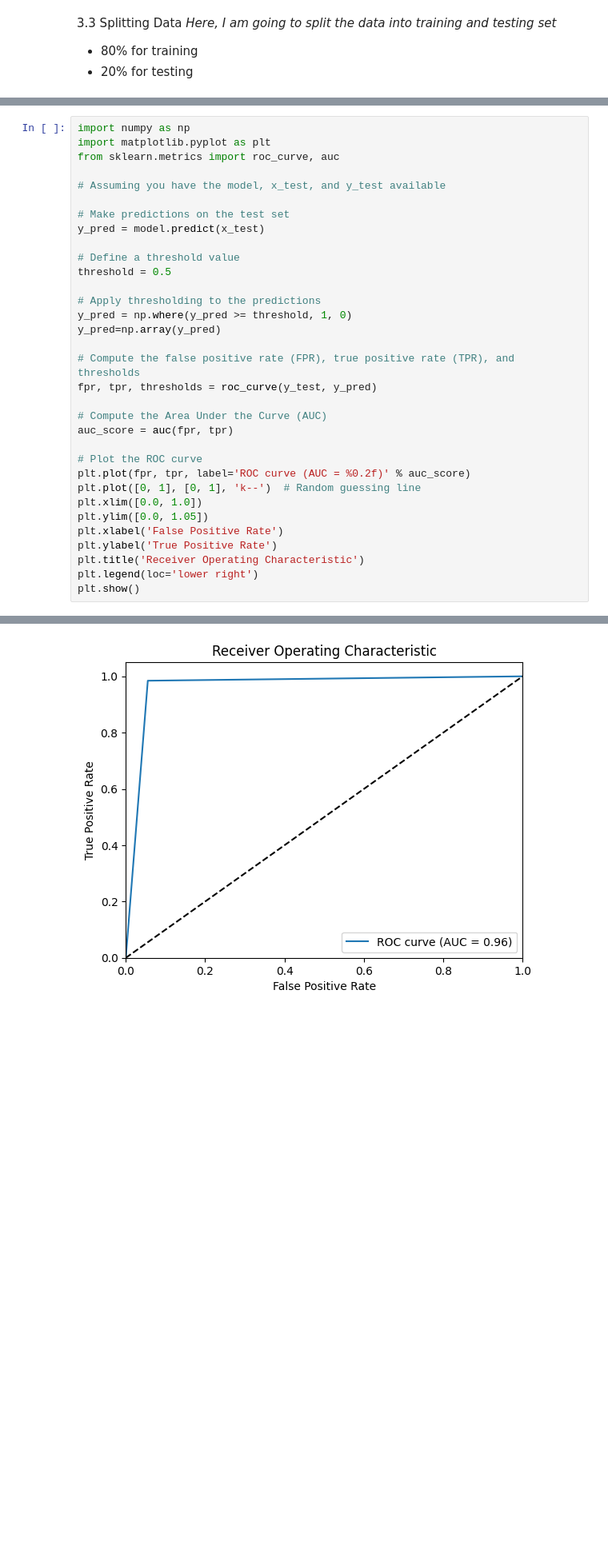
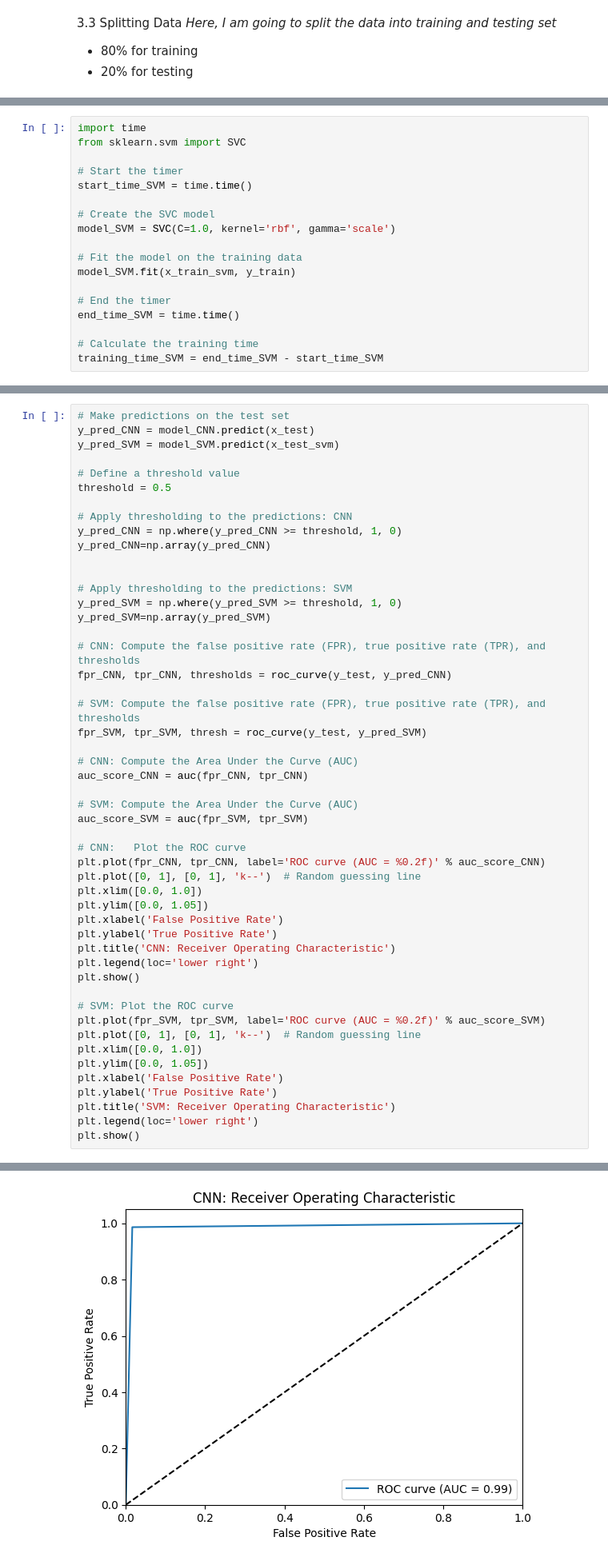
Before and after one commit to Brafamous/Brain-Tumor-Detection, a Jupyter notebook: BTD_Training.ipynb, the cells around one changed output, grey strips where cells are left out. Shown at 80% size. Cells and saved outputs as stored; diff of their text form; blank space fills up the shorter version.

```diff
--- a/BTD_Training.ipynb
+++ b/BTD_Training.ipynb
@@ -258,0 +293,18 @@ None
+# %%
+import time
+from sklearn.svm import SVC
+
+# Start the timer
+start_time_SVM = time.time()
+
+# Create the SVC model
+model_SVM = SVC(C=1.0, kernel='rbf', gamma='scale')
+
+# Fit the model on the training data
+model_SVM.fit(x_train_svm, y_train)
+
+# End the timer
+end_time_SVM = time.time()
+
+# Calculate the training time
+training_time_SVM = end_time_SVM - start_time_SVM
@@ -259,34 +317,51 @@ None
 # %%
-import numpy as np
-import matplotlib.pyplot as plt
-from sklearn.metrics import roc_curve, auc
-
-# Assuming you have the model, x_test, and y_test available
-
 # Make predictions on the test set
-y_pred = model.predict(x_test)
+y_pred_CNN = model_CNN.predict(x_test)
+y_pred_SVM = model_SVM.predict(x_test_svm)
 
 # Define a threshold value
 threshold = 0.5
 
-# Apply thresholding to the predictions
-y_pred = np.where(y_pred >= threshold, 1, 0)
-y_pred=np.array(y_pred)
+# Apply thresholding to the predictions: CNN
+y_pred_CNN = np.where(y_pred_CNN >= threshold, 1, 0)
+y_pred_CNN=np.array(y_pred_CNN)
 
-# Compute the false positive rate (FPR), true positive rate (TPR), and thresholds
-fpr, tpr, thresholds = roc_curve(y_test, y_pred)
 
-# Compute the Area Under the Curve (AUC)
-auc_score = auc(fpr, tpr)
+# Apply thresholding to the predictions: SVM
+y_pred_SVM = np.where(y_pred_SVM >= threshold, 1, 0)
+y_pred_SVM=np.array(y_pred_SVM)
 
-# Plot the ROC curve
-plt.plot(fpr, tpr, label='ROC curve (AUC = %0.2f)' % auc_score)
+# CNN: Compute the false positive rate (FPR), true positive rate (TPR), and thresholds
+fpr_CNN, tpr_CNN, thresholds = roc_curve(y_test, y_pred_CNN)
+
+# SVM: Compute the false positive rate (FPR), true positive rate (TPR), and thresholds
+fpr_SVM, tpr_SVM, thresh = roc_curve(y_test, y_pred_SVM)
+
+# CNN: Compute the Area Under the Curve (AUC)
+auc_score_CNN = auc(fpr_CNN, tpr_CNN)
+
+# SVM: Compute the Area Under the Curve (AUC)
+auc_score_SVM = auc(fpr_SVM, tpr_SVM)
+
+# CNN:   Plot the ROC curve
+plt.plot(fpr_CNN, tpr_CNN, label='ROC curve (AUC = %0.2f)' % auc_score_CNN)
 plt.plot([0, 1], [0, 1], 'k--')  # Random guessing line
 plt.xlim([0.0, 1.0])
 plt.ylim([0.0, 1.05])
 plt.xlabel('False Positive Rate')
 plt.ylabel('True Positive Rate')
-plt.title('Receiver Operating Characteristic')
+plt.title('CNN: Receiver Operating Characteristic')
 plt.legend(loc='lower right')
 plt.show()
+
+# SVM: Plot the ROC curve
+plt.plot(fpr_SVM, tpr_SVM, label='ROC curve (AUC = %0.2f)' % auc_score_SVM)
+plt.plot([0, 1], [0, 1], 'k--')  # Random guessing line
+plt.xlim([0.0, 1.0])
+plt.ylim([0.0, 1.05])
+plt.xlabel('False Positive Rate')
+plt.ylabel('True Positive Rate')
+plt.title('SVM: Receiver Operating Characteristic')
+plt.legend(loc='lower right')
+plt.show()
 # %% [output]
@@ -294 +369 @@ plt.show()
-[figure, old version]
+[figure, new version]
```
Also changed, not shown: parts of 25 cells of this notebook, 5 other files.
